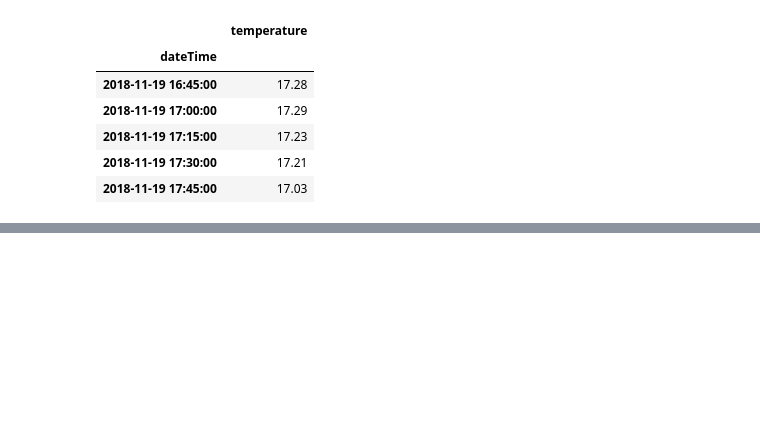
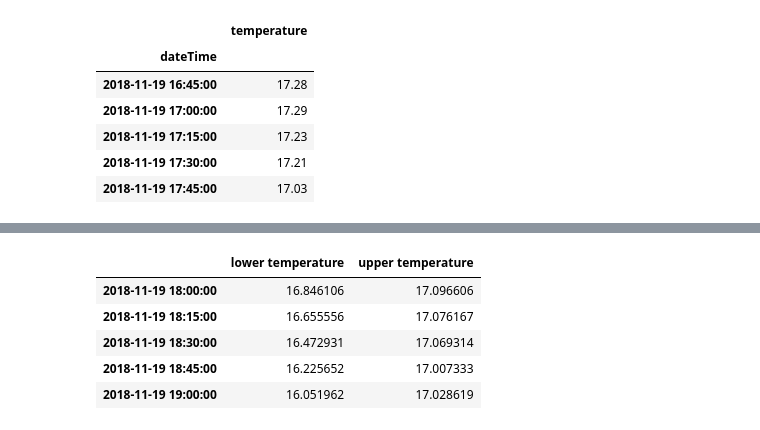
Before and after one commit to bryanhonof/Smart-Systems-Assignment-1, a Jupyter notebook: Python/5_fitting_and_predicting.ipynb, the cells around one changed output, grey strips where cells are left out. Drawn from its saved outputs; the diff is of its cells as text; code cells hidden in the pictures; blank space fills up the shorter version.

```diff
--- a/Python/5_fitting_and_predicting.ipynb
+++ b/Python/5_fitting_and_predicting.ipynb
@@ -111 +122,10 @@ pred_ci.tail(5)
+# %%
+pred_ci.head()
+# %% [output]
+|  | lower temperature | upper temperature |
+| 2018-11-19 18:00:00 | 16.846106 | 17.096606 |
+| 2018-11-19 18:15:00 | 16.655556 | 17.076167 |
+| 2018-11-19 18:30:00 | 16.472931 | 17.069314 |
+| 2018-11-19 18:45:00 | 16.225652 | 17.007333 |
+| 2018-11-19 19:00:00 | 16.051962 | 17.028619 |
 # %%
```
Also changed, not shown: parts of 5 cells of this notebook.
